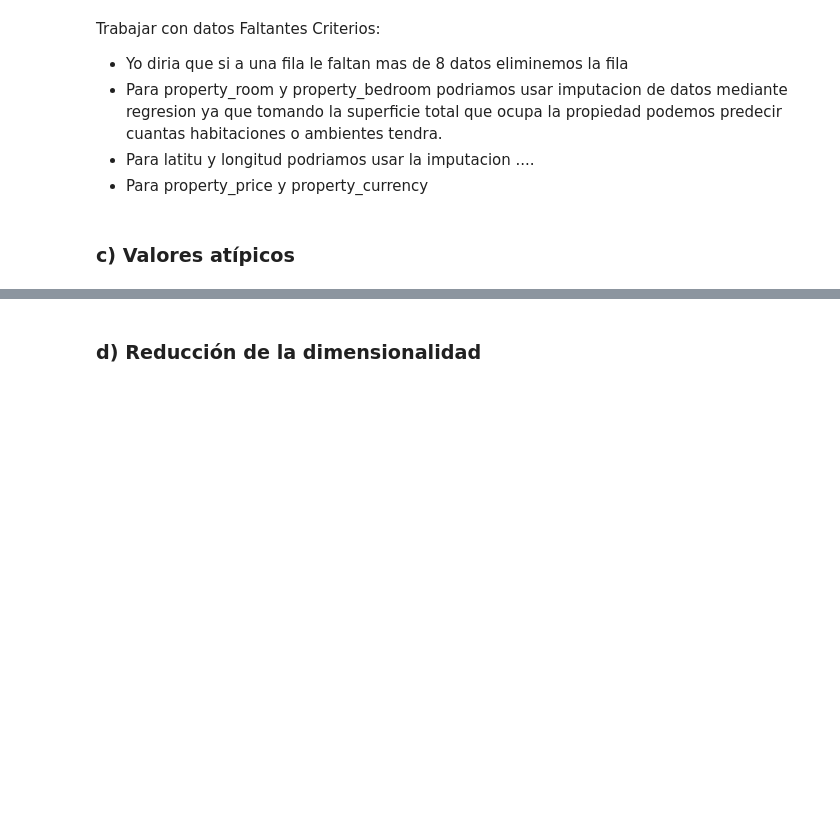
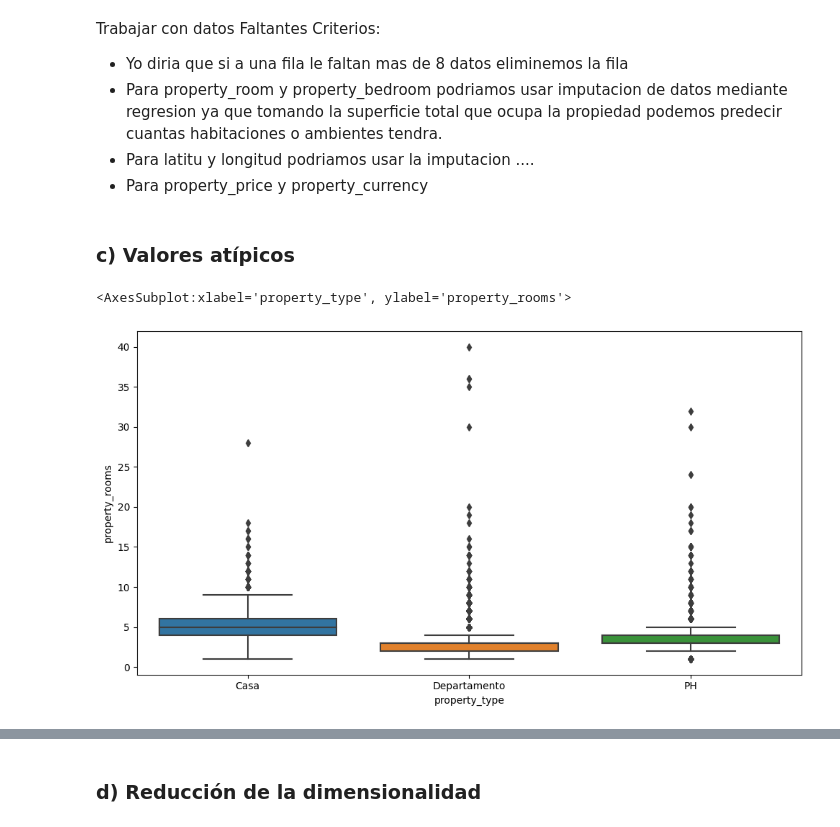
Before and after one commit to paulabruck/7506R-2C2022-GRUPO3, a Jupyter notebook: 7506R_2C2022_GRUPO3.ipynb, the cells around one changed output, grey strips where cells are left out. Saved outputs shown, nothing was run; the diff lists cells and outputs as text; code cells hidden in the pictures; blank space fills up the shorter version.

```diff
--- a/7506R_2C2022_GRUPO3.ipynb
+++ b/7506R_2C2022_GRUPO3.ipynb
@@ -458,3 +538,11 @@ Criterios:
 - Para property_price y property_currency
 # %% [markdown]
 ### c) Valores atípicos
+# %%
+# muchos outliers con rooms > 10
+# ds_properati[ds_properati['property_rooms']>10].shape[0]
+sns.boxplot(x='property_type', y='property_rooms',data=ds_properati)
+#sns.boxplot(x='property_type', y='property_rooms',data=ds_properati[ds_properati['property_rooms']<10])
+# %% [output]
+<AxesSubplot:xlabel='property_type', ylabel='property_rooms'>
+[figure, added]
```
Also changed, not shown: parts of 26 cells of this notebook, 1 other file.
